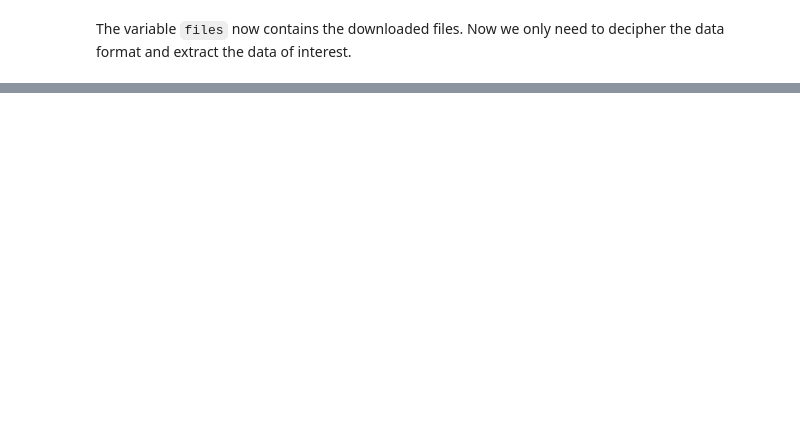
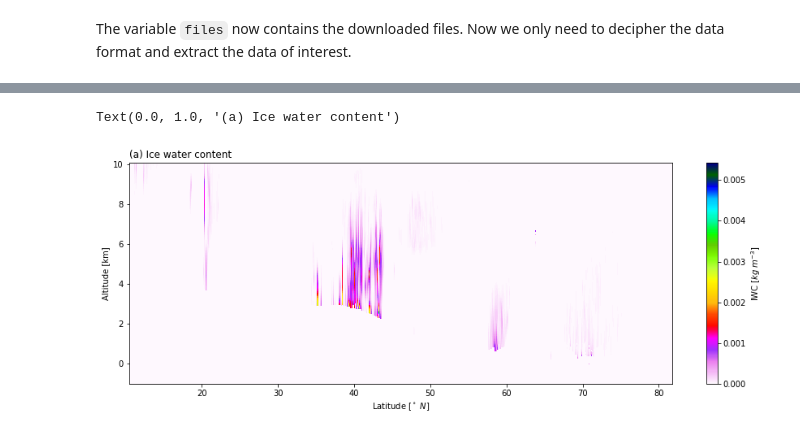
Before and after one commit to SEE-GEO/pansat, a Jupyter notebook: notebooks/products/dardar.ipynb, the cells around one changed output, grey strips where cells are left out. Cells and saved outputs as stored; diff of their text form; code cells hidden in the pictures; blank space fills up the shorter version.

```diff
--- a/notebooks/products/dardar.ipynb
+++ b/notebooks/products/dardar.ipynb
@@ -7,7 +8,7 @@ The Dardar-cloud product can be downloaded by using the ``download`` method of t
 %autoreload 2
 %matplotlib inline
 from datetime import datetime
-t_0 = datetime(2016, 11, 21, 10)
-t_1 = datetime(2016, 11, 21, 12)
+t_0 = datetime(2008, 4, 14, 12)
+t_1 = datetime(2008, 4, 14, 14)
 # %% [markdown]
 The variable ``files`` now contains the downloaded files. Now we only need to decipher the data format and extract the data of interest.
@@ -27,0 +37,21 @@ Exception: Can't find product folder SPACEBORNE/MULTI_SENSOR/DARDAR-CLOUD/2016/2
+# %%
+%matplotlib inline
+import matplotlib.pyplot as plt
+
+start = 25000
+end = 36000
+stride = 1
+top = 250
+iwc = dataset.iwc[start:end:stride,top:]
+lats = dataset.latitude[start:end:stride]
+height = dataset.height[top:]/1000
+
+plt.figure(figsize=(15, 5))
+plt.pcolormesh(lats, height, iwc.T, cmap=plt.get_cmap("gist_ncar_r"))
+plt.colorbar(label=r"IWC [$kg \; m^{-3}$]")
+plt.xlabel(r"Latitude [$^\circ\ N$]")
+plt.ylabel("Altitude [km]");
+plt.title("(a) Ice water content", loc="left")
+# %% [output]
+Text(0.0, 1.0, '(a) Ice water content')
+[figure, added]
```
Also changed, not shown: parts of 4 cells of this notebook, 8 other files.
